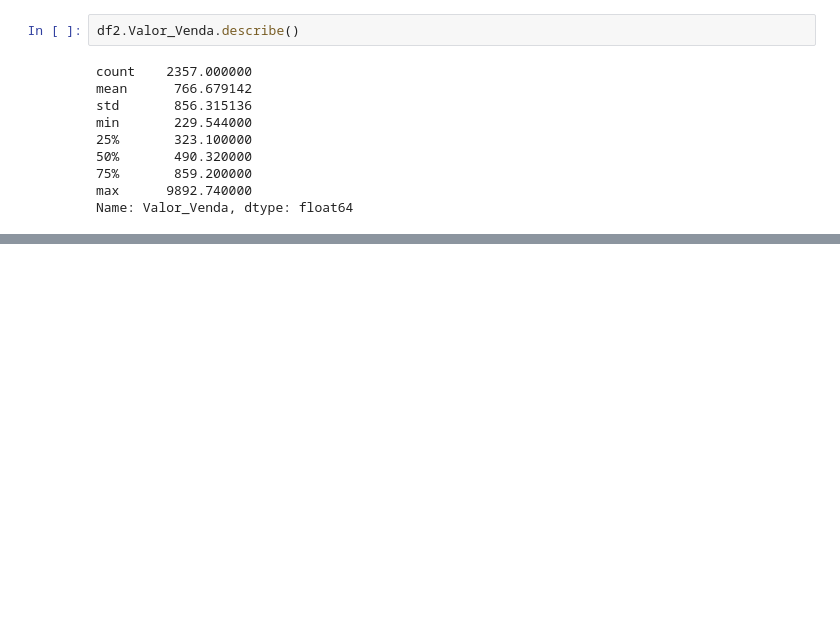
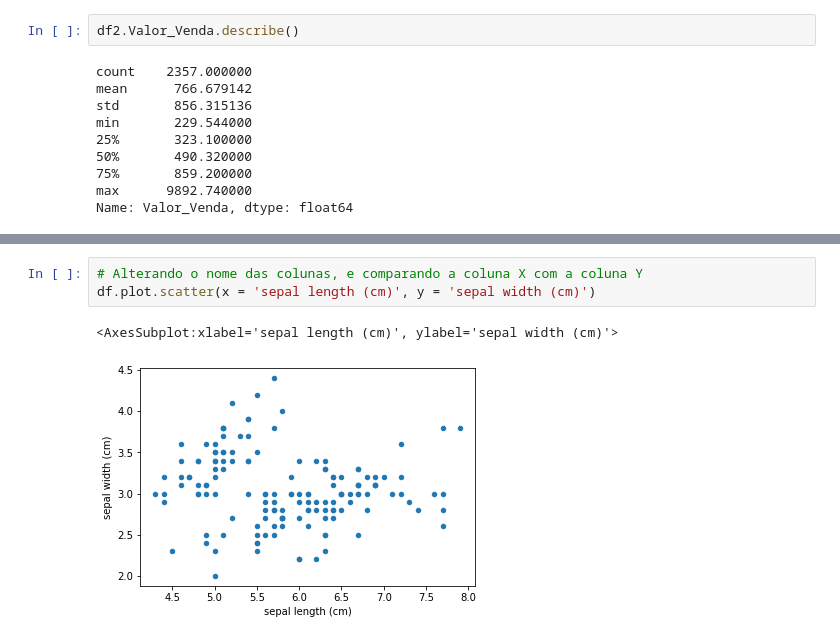
Before and after one commit to ademirmendonca/ManipulandoDados-Pandas, a Jupyter notebook: ManipulandoDados-Pandas.ipynb, the cells around one changed output, grey strips where cells are left out. Cells and saved outputs as stored; diff of their text form; blank space fills up the shorter version.

```diff
--- a/ManipulandoDados-Pandas.ipynb
+++ b/ManipulandoDados-Pandas.ipynb
@@ -397,0 +648,6 @@ dsa_df[dsa_df['Quantidade'].isin([5, 7, 9, 11])][:10]
+# %%
+# Alterando o nome das colunas, e comparando a coluna X com a coluna Y
+df.plot.scatter(x = 'sepal length (cm)', y = 'sepal width (cm)')
+# %% [output]
+<AxesSubplot:xlabel='sepal length (cm)', ylabel='sepal width (cm)'>
+[figure, added]
```
Also changed, not shown: parts of 50 cells of this notebook, 1 other file.
